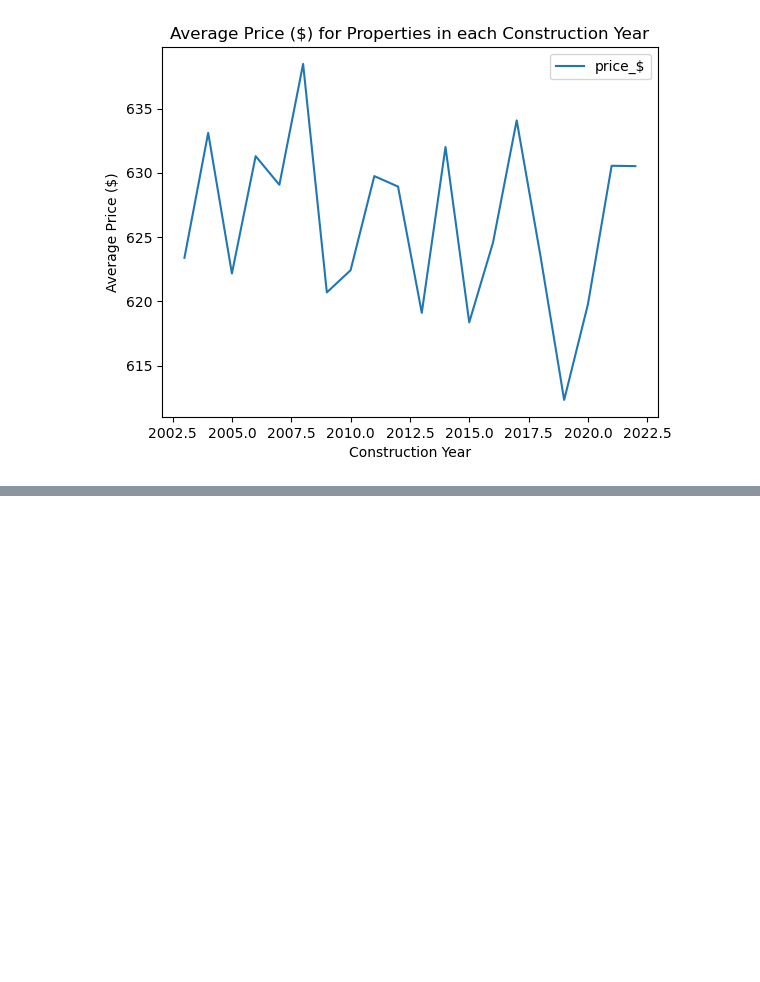
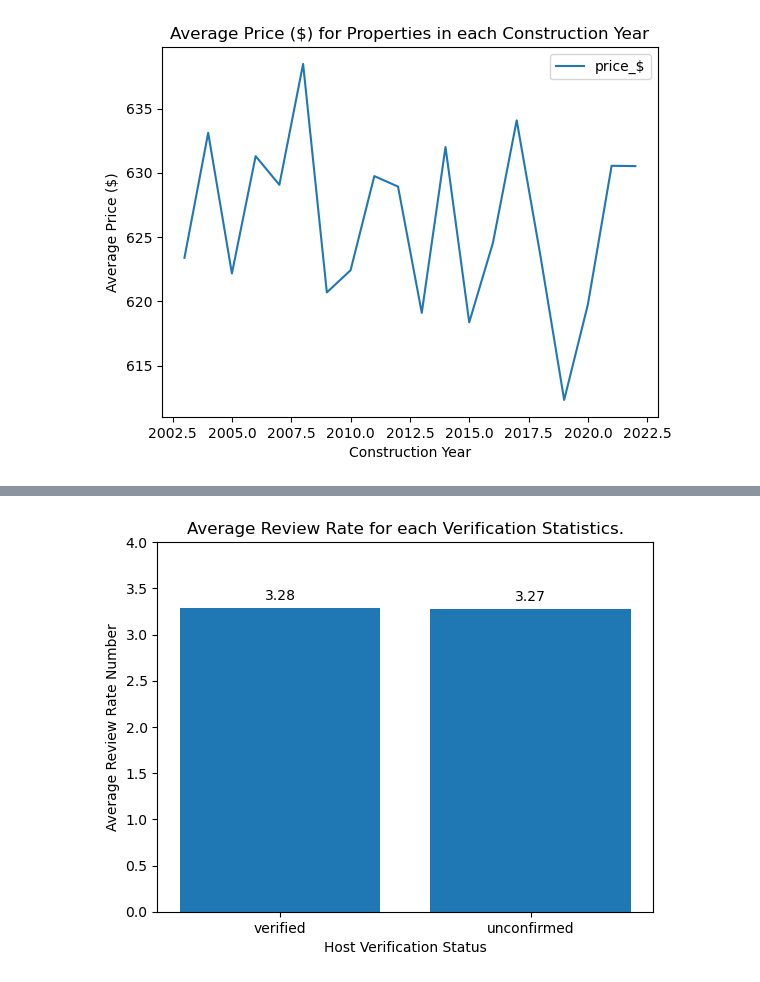
Before and after one commit to Shilpa3107/VOIS_AICTE_Oct2025_Shilpa-Sinha, a Jupyter notebook: Airbnb Booking Analysis.ipynb, the cells around one changed output, grey strips where cells are left out. Drawn from its saved outputs; the diff is of its cells as text; code cells hidden in the pictures; blank space fills up the shorter version.

```diff
--- a/Airbnb Booking Analysis.ipynb
+++ b/Airbnb Booking Analysis.ipynb
@@ -201,0 +225,9 @@ plt.title('Average Price ($) for Properties in each Construction Year');
+# %%
+review_bar = plt.bar(review.index,review.loc[:,"review rate number"]);
+plt.bar_label(review_bar,labels = round(review.loc[:,"review rate number"],2),padding = 4);
+plt.ylim([0,4]);
+plt.xlabel('Host Verification Status');
+plt.ylabel('Average Review Rate Number');
+plt.title('Average Review Rate for each Verification Statistics.');
+# %% [output]
+[figure, added]
```
Also changed, not shown: parts of 8 cells of this notebook.
